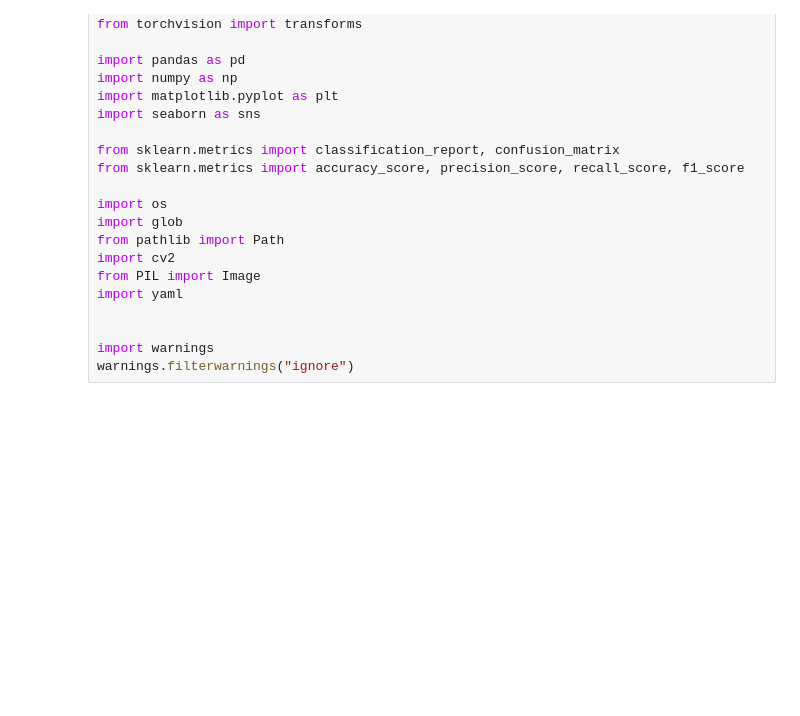
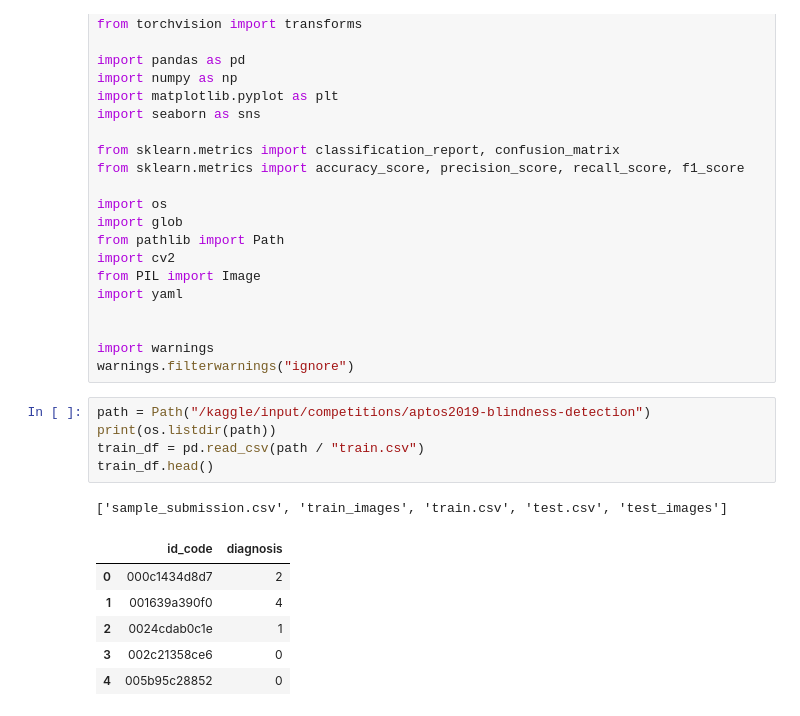
Before and after one commit to DPHeshanRanasinghe/Detect-Diabetic-Retinopathy, a Jupyter notebook: detect-diabetic-retinopathy.ipynb, the cells around one changed output. Saved outputs shown, nothing was run; the diff lists cells and outputs as text; blank space fills up the shorter version.

```diff
--- a/detect-diabetic-retinopathy.ipynb
+++ b/detect-diabetic-retinopathy.ipynb
@@ -25,3 +25,16 @@ import yaml
 
 import warnings
 warnings.filterwarnings("ignore")
+# %%
+path = Path("/kaggle/input/competitions/aptos2019-blindness-detection")
+print(os.listdir(path))
+train_df = pd.read_csv(path / "train.csv")
+train_df.head()
+# %% [output]
+['sample_submission.csv', 'train_images', 'train.csv', 'test.csv', 'test_images']
+|  | id_code | diagnosis |
+| 0 | 000c1434d8d7 | 2 |
+| 1 | 001639a390f0 | 4 |
+| 2 | 0024cdab0c1e | 1 |
+| 3 | 002c21358ce6 | 0 |
+| 4 | 005b95c28852 | 0 |
```
Also changed, not shown: parts of 3 cells of this notebook.
